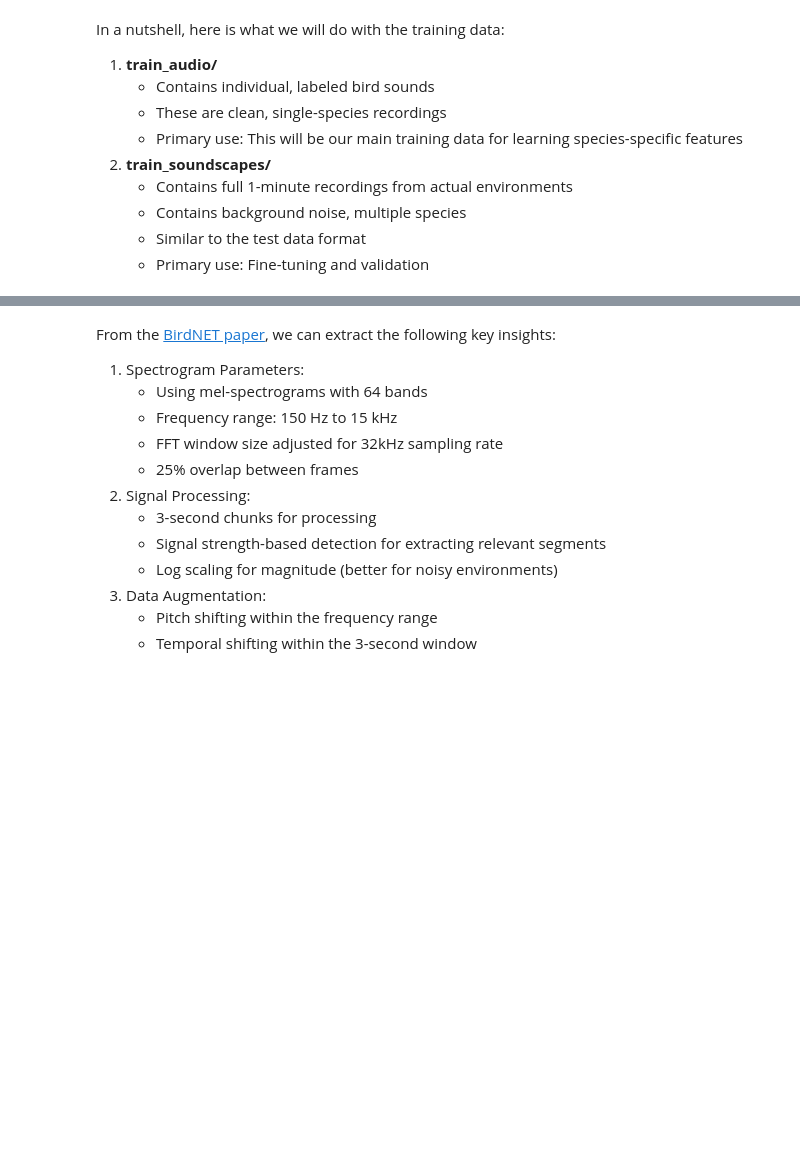
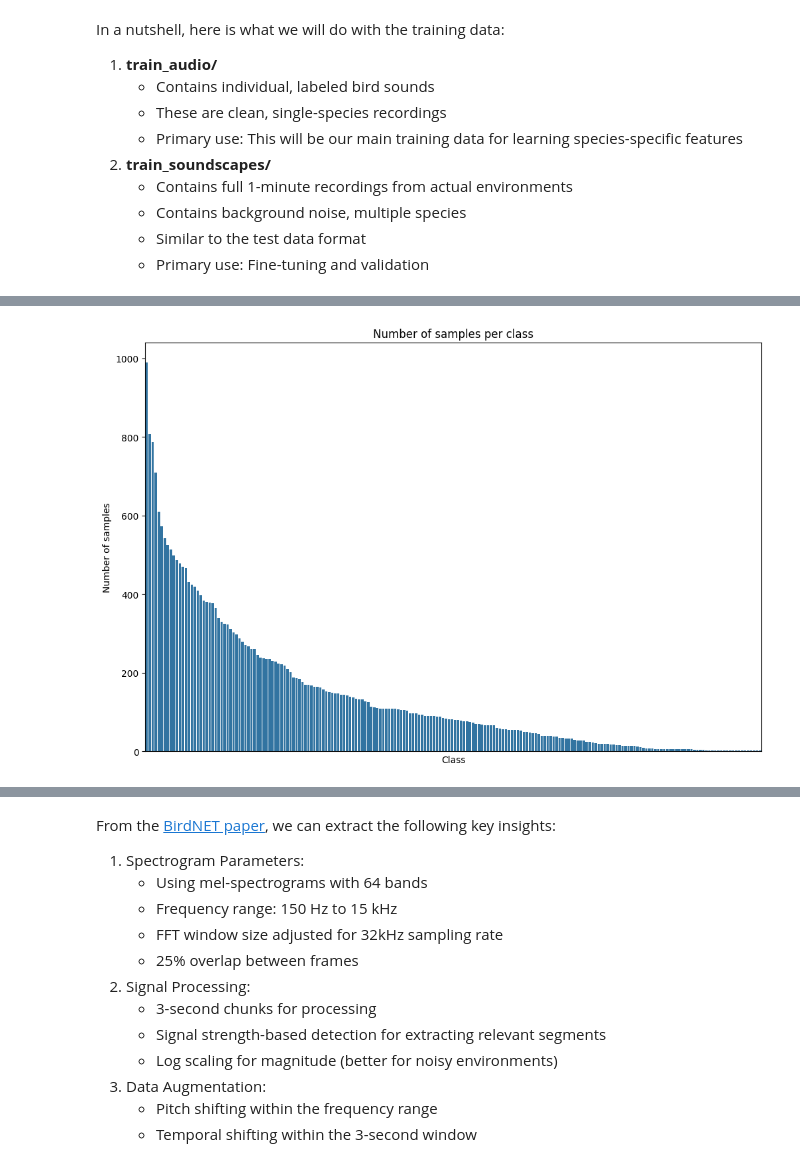
Before and after one commit to nobabar/birdclef-2025, a Jupyter notebook: birdclef.ipynb, the cells around one changed output, grey strips where cells are left out. Cells and saved outputs as stored; diff of their text form; code cells hidden in the pictures; blank space fills up the shorter version.

Commit message:
added simple data exploration

```diff
--- a/birdclef.ipynb
+++ b/birdclef.ipynb
@@ -54,0 +63,3 @@ In a nutshell, here is what we will do with the training data:
+# %%
+# import the data
+train_df = pd.read_csv("data/train.csv")
@@ -54,0 +92,11 @@ In a nutshell, here is what we will do with the training data:
+# %%
+# Plot the number of samples per class
+plt.figure(figsize=(12, 8))
+sns.barplot(x=train_df["primary_label"].value_counts().index, y=train_df["primary_label"].value_counts().values)
+plt.title("Number of samples per class")
+plt.xlabel("Class")
+plt.ylabel("Number of samples")
+plt.xticks([])
+plt.show()
+# %% [output]
+[figure, added]
```
Also changed, not shown: parts of 7 cells of this notebook.
